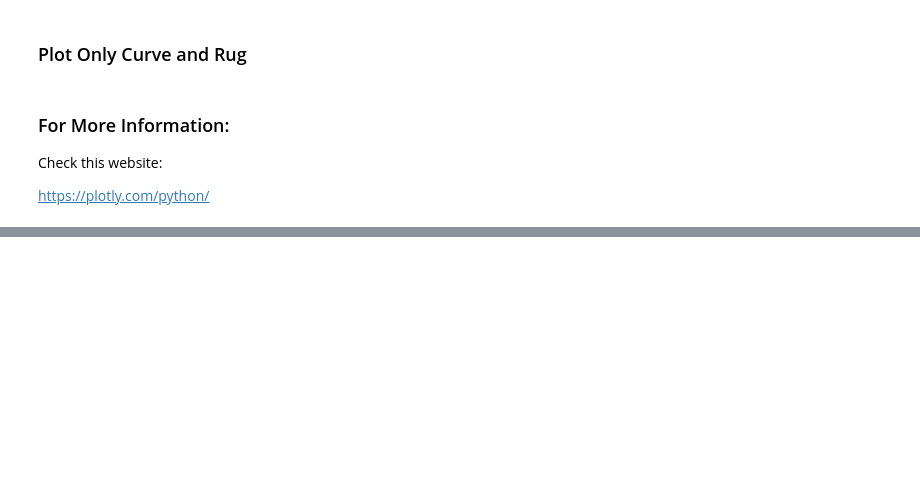
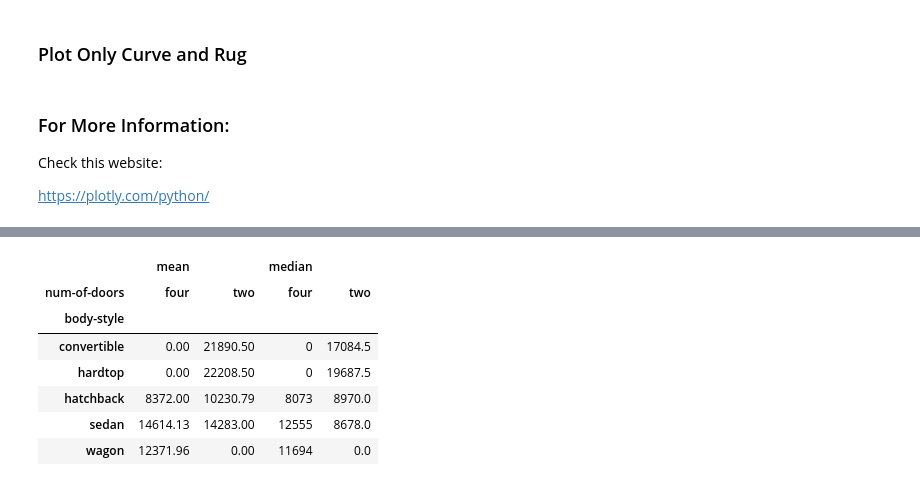
Before and after one commit to showmidelo/Advanced_Pandas_karyar, a Jupyter notebook: tutorial.ipynb, the cells around one changed output, grey strips where cells are left out. Cells and saved outputs as stored; diff of their text form; code cells hidden in the pictures; blank space fills up the shorter version.

```diff
--- a/tutorial.ipynb
+++ b/tutorial.ipynb
@@ -1436,0 +1512,15 @@ https://plotly.com/python/
+# %%
+np.round(pd.pivot_table(data, values='price',
+                                index=['body-style'],
+                                columns=['num-of-doors'],
+                                aggfunc=[np.mean, np.median],
+                                fill_value=0),2)
+# %% [output]
+|  | mean |  | median |  |
+| num-of-doors | four | two | four | two |
+| body-style |  |  |  |  |
+| convertible | 0.00 | 21890.50 | 0 | 17084.5 |
+| hardtop | 0.00 | 22208.50 | 0 | 19687.5 |
+| hatchback | 8372.00 | 10230.79 | 8073 | 8970.0 |
+| sedan | 14614.13 | 14283.00 | 12555 | 8678.0 |
+| wagon | 12371.96 | 0.00 | 11694 | 0.0 |
```
Also changed, not shown: parts of 14 cells of this notebook.
